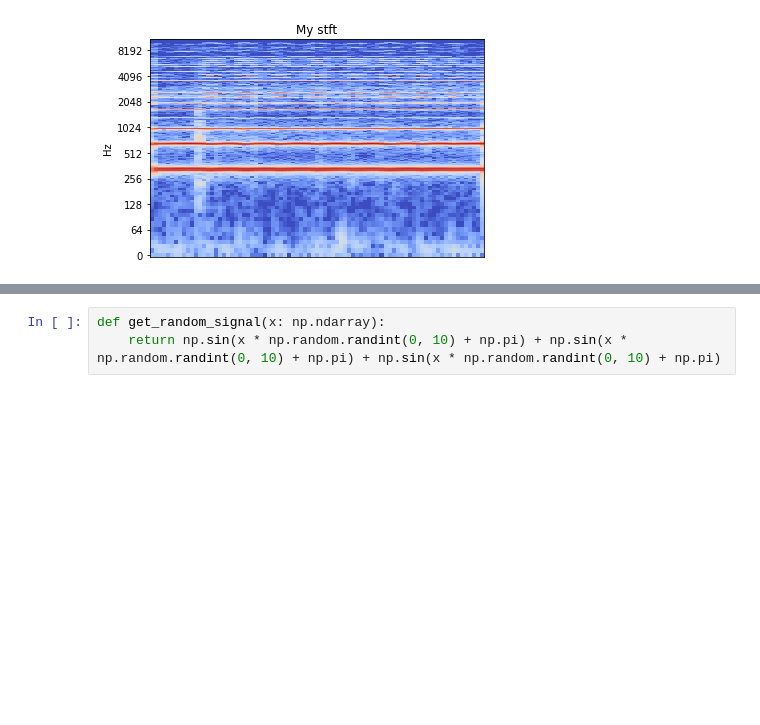
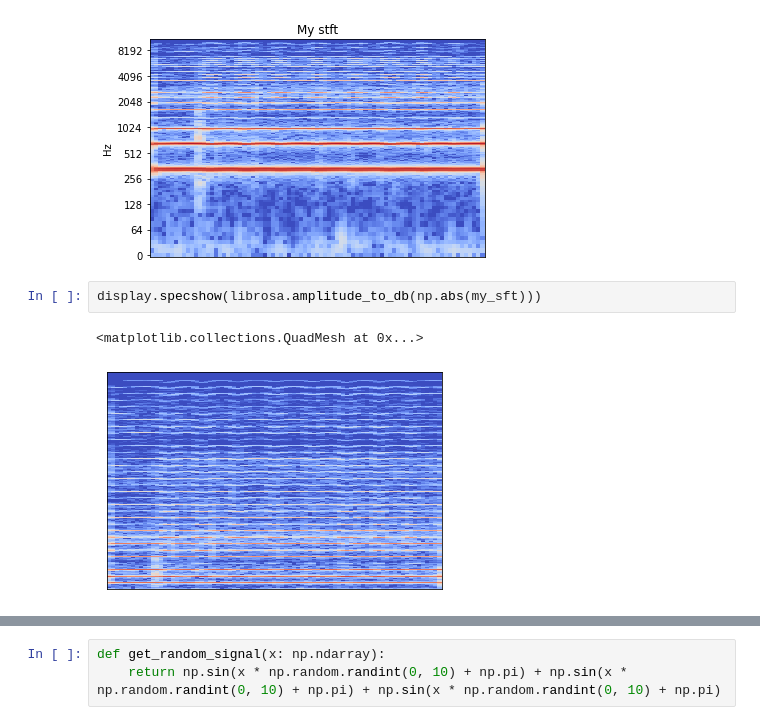
Before and after one commit to konrad-karanowski/Speech-And-Speaker-Detection, a Jupyter notebook: notebooks/FFT.ipynb, the cells around one changed output, grey strips where cells are left out. Drawn from its saved outputs; the diff is of its cells as text; blank space fills up the shorter version.

```diff
--- a/notebooks/FFT.ipynb
+++ b/notebooks/FFT.ipynb
@@ -139,4 +139,9 @@ plt.title(f'My stft')
 plt.show()
 # %% [output]
 [figure]
+# %%
+display.specshow(librosa.amplitude_to_db(np.abs(my_sft)))
+# %% [output]
+<matplotlib.collections.QuadMesh at 0x...>
+[figure, added]
 # %%
```
Also changed, not shown: parts of 6 cells of this notebook, 11 other files.
